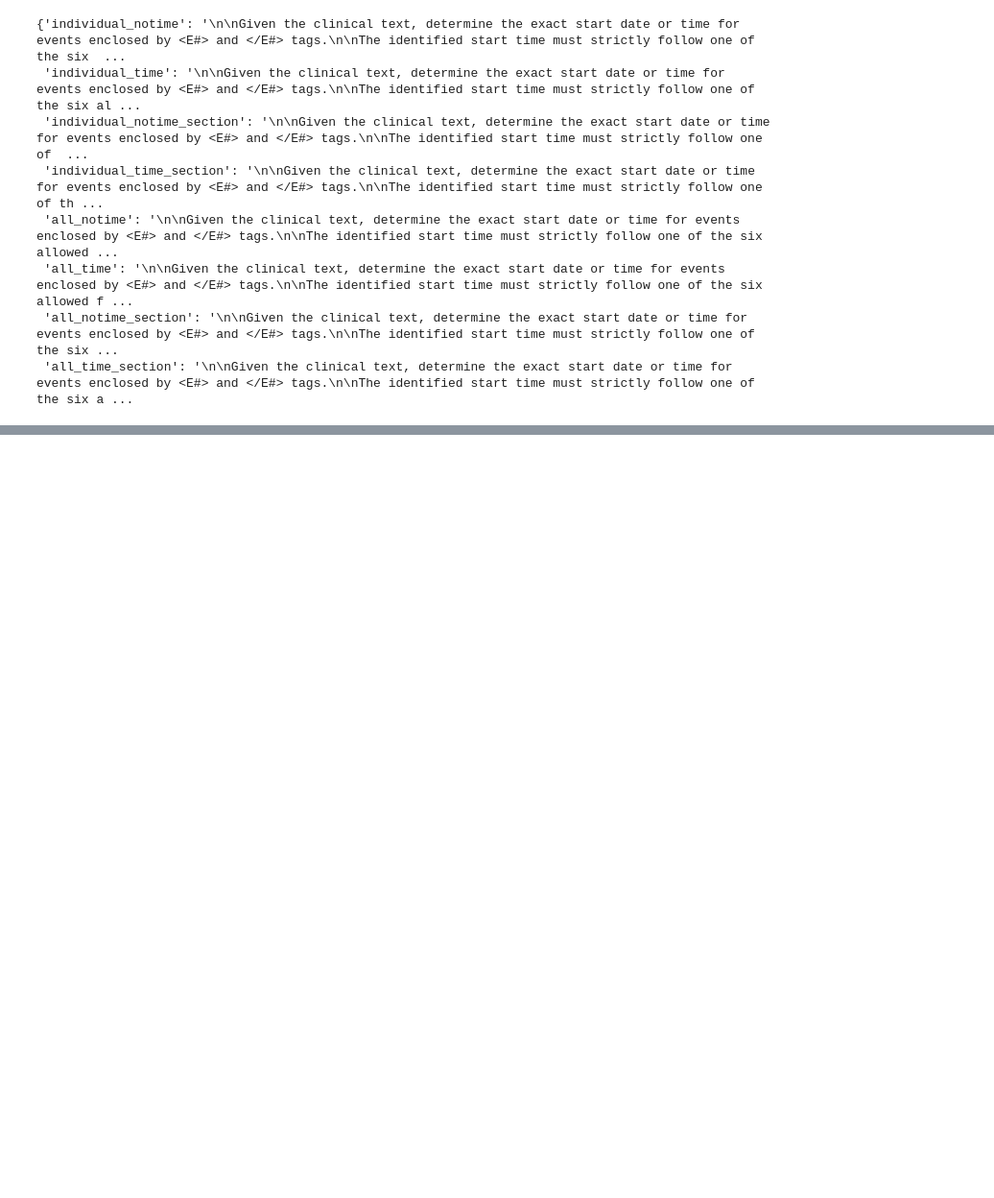
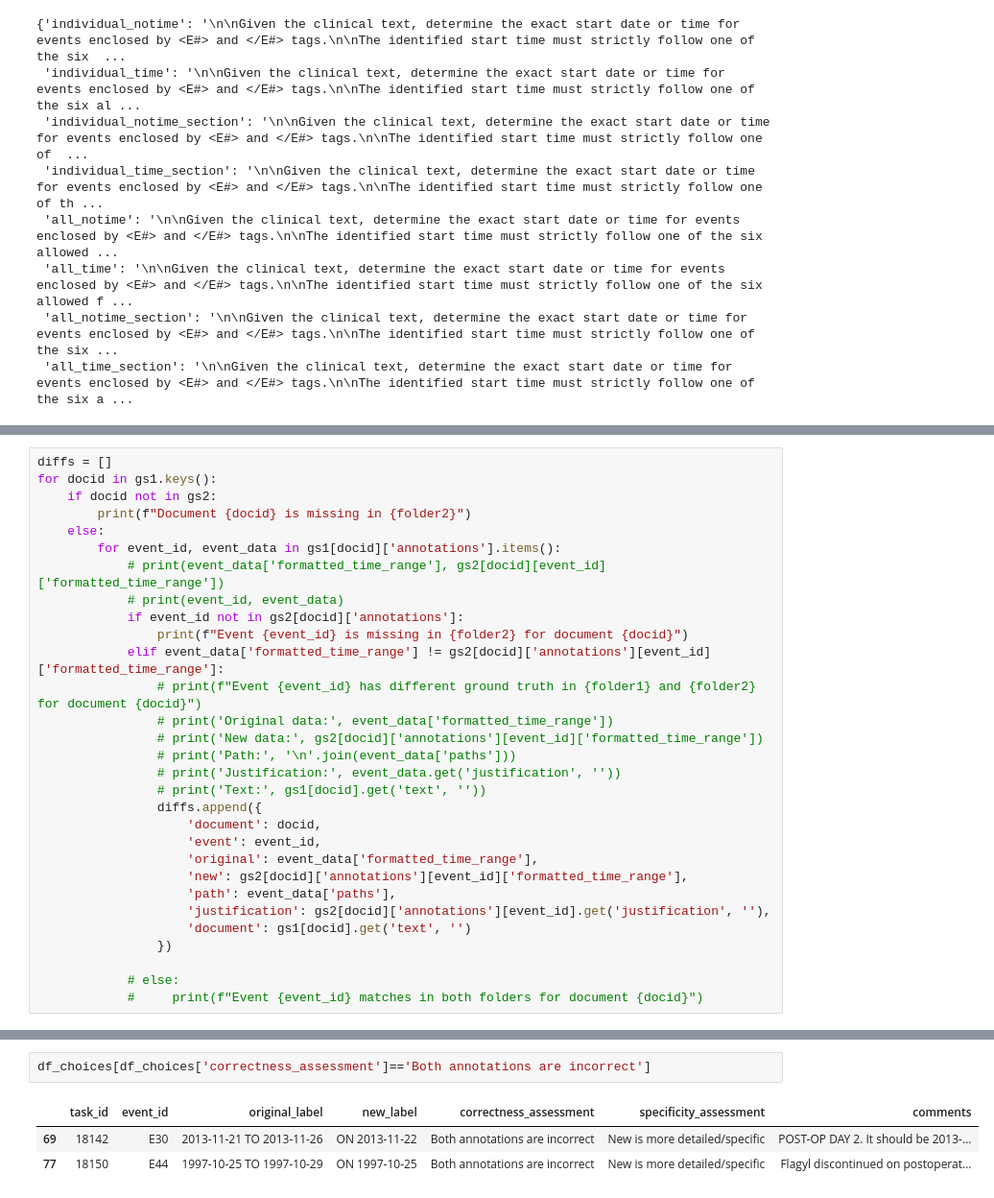
Before and after one commit to wtgme/Temporal_relation, a Jupyter notebook: llm_qa/llm_qa.ipynb, the cells around one changed output, grey strips where cells are left out. Shown: that part at 96% size. Saved outputs shown, nothing was run; the diff lists cells and outputs as text; blank space fills up the shorter version.

```diff
--- a/llm_qa/llm_qa.ipynb
+++ b/llm_qa/llm_qa.ipynb
@@ -348,0 +319,30 @@ promots
+# %%
+diffs = []
+for docid in gs1.keys():
+    if docid not in gs2:
+        print(f"Document {docid} is missing in {folder2}")
+    else:
+        for event_id, event_data in gs1[docid]['annotations'].items():
+            # print(event_data['formatted_time_range'], gs2[docid][event_id]['formatted_time_range'])
+            # print(event_id, event_data)
+            if event_id not in gs2[docid]['annotations']:
+                print(f"Event {event_id} is missing in {folder2} for document {docid}")
+            elif event_data['formatted_time_range'] != gs2[docid]['annotations'][event_id]['formatted_time_range']:
+                # print(f"Event {event_id} has different ground truth in {folder1} and {folder2} for document {docid}")
+                # print('Original data:', event_data['formatted_time_range'])
+                # print('New data:', gs2[docid]['annotations'][event_id]['formatted_time_range'])
+                # print('Path:', '\n'.join(event_data['paths']))
+                # print('Justification:', event_data.get('justification', ''))
+                # print('Text:', gs1[docid].get('text', ''))
+                diffs.append({
+                    'document': docid,
+                    'event': event_id,
+                    'original': event_data['formatted_time_range'],
+                    'new': gs2[docid]['annotations'][event_id]['formatted_time_range'],
+                    'path': event_data['paths'],
+                    'justification': gs2[docid]['annotations'][event_id].get('justification', ''),
+                    'document': gs1[docid].get('text', '')
+                })
+
+            # else:
+            #     print(f"Event {event_id} matches in both folders for document {docid}")
@@ -348,0 +737,6 @@ promots
+# %%
+df_choices[df_choices['correctness_assessment']=='Both annotations are incorrect']
+# %% [output]
+|  | task_id | event_id | original_label | new_label | correctness_assessment | specificity_assessment | comments |
+| 69 | 18142 | E30 | 2013-11-21 TO 2013-11-26 | ON 2013-11-22 | Both annotations are incorrect | New is more detailed/specific | POST-OP DAY 2. It should be 2013-... |
+| 77 | 18150 | E44 | 1997-10-25 TO 1997-10-29 | ON 1997-10-25 | Both annotations are incorrect | New is more detailed/specific | Flagyl discontinued on postoperat... |
```
Also changed, not shown: parts of 32 cells of this notebook, 2 other files.
